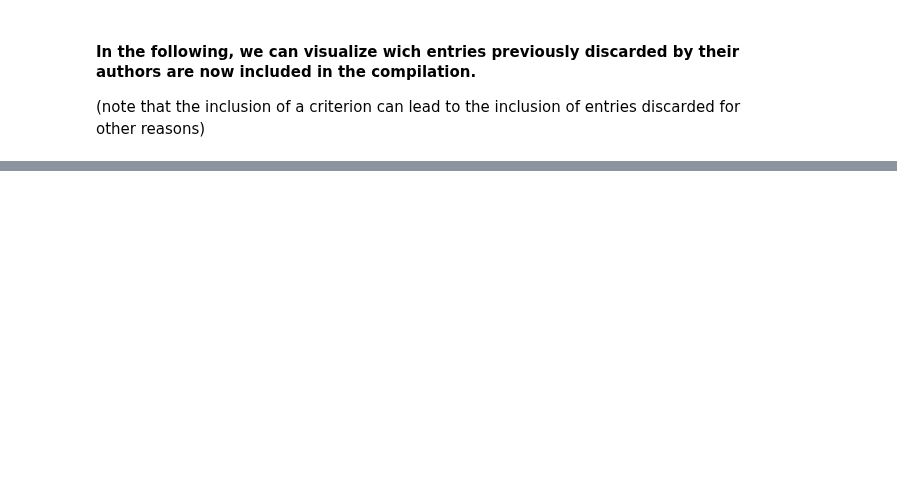
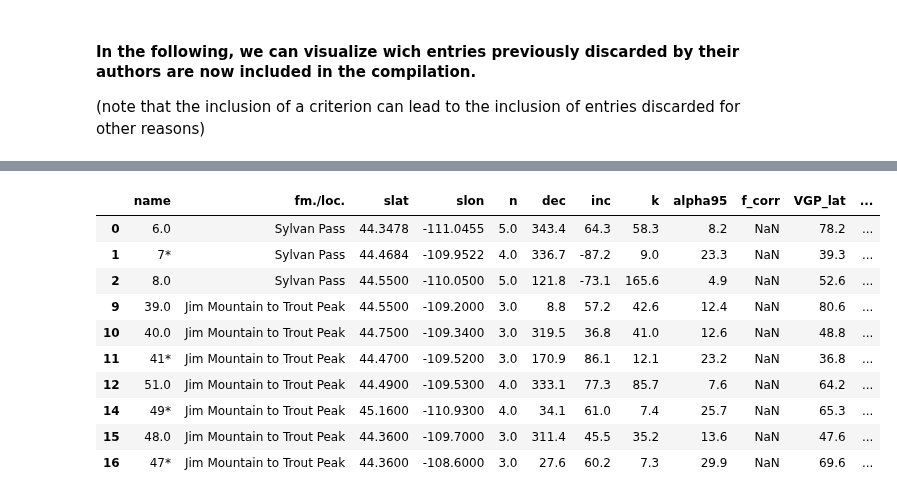
Before and after one commit to bramvaes/Young_CEED_2.0, a Jupyter notebook: build_compilation_v2.ipynb, the cells around one changed output, grey strips where cells are left out. Saved outputs shown, nothing was run; the diff lists cells and outputs as text; code cells hidden in the pictures; blank space fills up the shorter version.

```diff
--- a/build_compilation_v2.ipynb
+++ b/build_compilation_v2.ipynb
@@ -265,0 +266,14 @@ ax.tick_params(axis='x', rotation=70)
+# %%
+df_vgp_compilation.head(10)
+# %% [output]
+|  | name | fm./loc. | slat | slon | n | dec | inc | k | alpha95 | f_corr | VGP_lat | ... |
+| 0 | 6.0 | Sylvan Pass | 44.3478 | -111.0455 | 5.0 | 343.4 | 64.3 | 58.3 | 8.2 | NaN | 78.2 | ... |
+| 1 | 7* | Sylvan Pass | 44.4684 | -109.9522 | 4.0 | 336.7 | -87.2 | 9.0 | 23.3 | NaN | 39.3 | ... |
+| 2 | 8.0 | Sylvan Pass | 44.5500 | -110.0500 | 5.0 | 121.8 | -73.1 | 165.6 | 4.9 | NaN | 52.6 | ... |
+| 9 | 39.0 | Jim Mountain to Trout Peak | 44.5500 | -109.2000 | 3.0 | 8.8 | 57.2 | 42.6 | 12.4 | NaN | 80.6 | ... |
+| 10 | 40.0 | Jim Mountain to Trout Peak | 44.7500 | -109.3400 | 3.0 | 319.5 | 36.8 | 41.0 | 12.6 | NaN | 48.8 | ... |
+| 11 | 41* | Jim Mountain to Trout Peak | 44.4700 | -109.5200 | 3.0 | 170.9 | 86.1 | 12.1 | 23.2 | NaN | 36.8 | ... |
+| 12 | 51.0 | Jim Mountain to Trout Peak | 44.4900 | -109.5300 | 4.0 | 333.1 | 77.3 | 85.7 | 7.6 | NaN | 64.2 | ... |
+| 14 | 49* | Jim Mountain to Trout Peak | 45.1600 | -110.9300 | 4.0 | 34.1 | 61.0 | 7.4 | 25.7 | NaN | 65.3 | ... |
+| 15 | 48.0 | Jim Mountain to Trout Peak | 44.3600 | -109.7000 | 3.0 | 311.4 | 45.5 | 35.2 | 13.6 | NaN | 47.6 | ... |
+| 16 | 47* | Jim Mountain to Trout Peak | 44.3600 | -108.6000 | 3.0 | 27.6 | 60.2 | 7.3 | 29.9 | NaN | 69.6 | ... |
```
Also changed, not shown: parts of 8 cells of this notebook, 2 other files.
